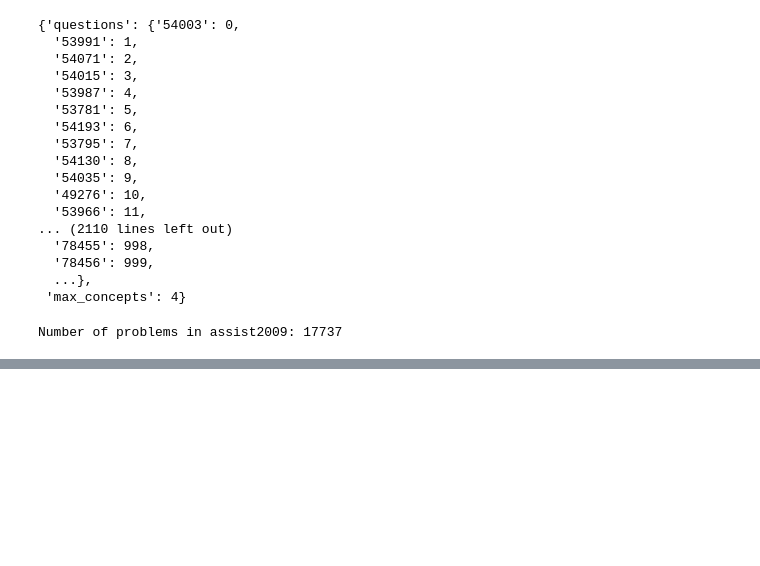
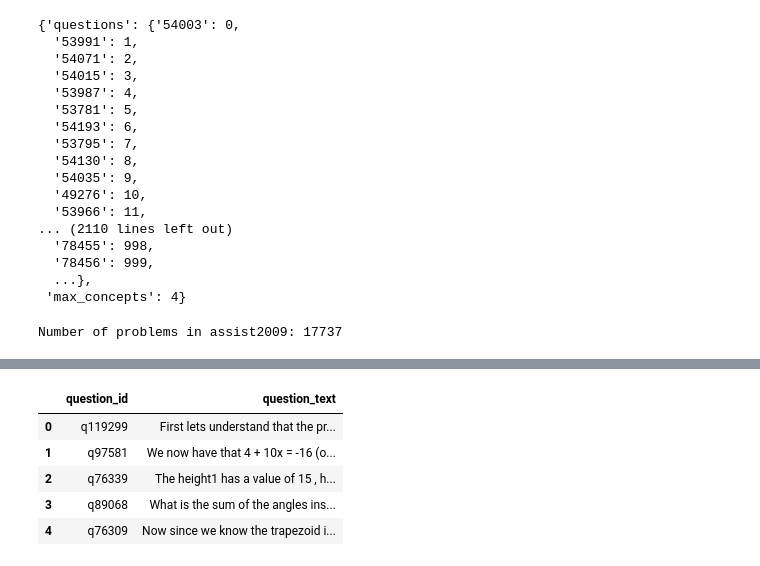
Before and after one commit to DKT-PROJECTS-UCLA/KC_Pretrained_Embeddings, a Jupyter notebook: pretrained_Embedding/questions.ipynb, the cells around one changed output, grey strips where cells are left out. Saved outputs shown, nothing was run; the diff lists cells and outputs as text; code cells hidden in the pictures; blank space fills up the shorter version.

```diff
--- a/pretrained_Embedding/questions.ipynb
+++ b/pretrained_Embedding/questions.ipynb
@@ -193,0 +201,3 @@ subset_df_html_selected = pb_df[pb_df['problem_id'].isin(problem_ids_int)]
+# %%
+logging.basicConfig(level=logging.INFO)
+logger = logging.getLogger(__name__)
@@ -193,0 +344,28 @@ subset_df_html_selected = pb_df[pb_df['problem_id'].isin(problem_ids_int)]
+# %%
+def extract_from_your_data_simplified():
+    """Extract using only the essential files"""
+
+    # Only need these two files
+    assist_path = '/home/mahdi/Projects/pykt-toolkit-pt_emb/pretrained_Embedding/raw_data/assist2009/skill_builder_data_corrected_collapsed.csv'
+    pb_path = '/home/mahdi/Projects/pykt-toolkit-pt_emb/pretrained_Embedding/data_subsets/ProblemBodies_23.csv'
+
+    # Optional: if you want to filter to specific KCs
+    keyid2idx_path = '/home/mahdi/Projects/pykt-toolkit-pt_emb/data/assist2009/keyid2idx.json'
+
+    # Extract data
+    question_df, qid_to_kc = extract_question_kc_without_subset(
+        assist_path=assist_path,
+        problem_bodies_path=pb_path,
+        keyid2idx_path=keyid2idx_path  # Optional
+    )
+
+    print(f"\nExtracted {len(question_df)} questions")
+    print(f"Sample questions:")
+    print(question_df.head())
+
+    print(f"\nSample KC mappings:")
+    print(dict(list(qid_to_kc.items())[:5]))
+
+    return question_df, qid_to_kc
+# %%
+question_df, qid_to_kc = extract_from_your_data_simplified()
@@ -193,0 +394,9 @@ subset_df_html_selected = pb_df[pb_df['problem_id'].isin(problem_ids_int)]
+# %%
+question_df.head()
+# %% [output]
+|  | question_id | question_text |
+| 0 | q119299 | First lets understand that the pr... |
+| 1 | q97581 | We now have that 4 + 10x = -16 (o... |
+| 2 | q76339 | The height1 has a value of 15 , h... |
+| 3 | q89068 | What is the sum of the angles ins... |
+| 4 | q76309 | Now since we know the trapezoid i... |
```
Also changed, not shown: parts of 13 cells of this notebook.
